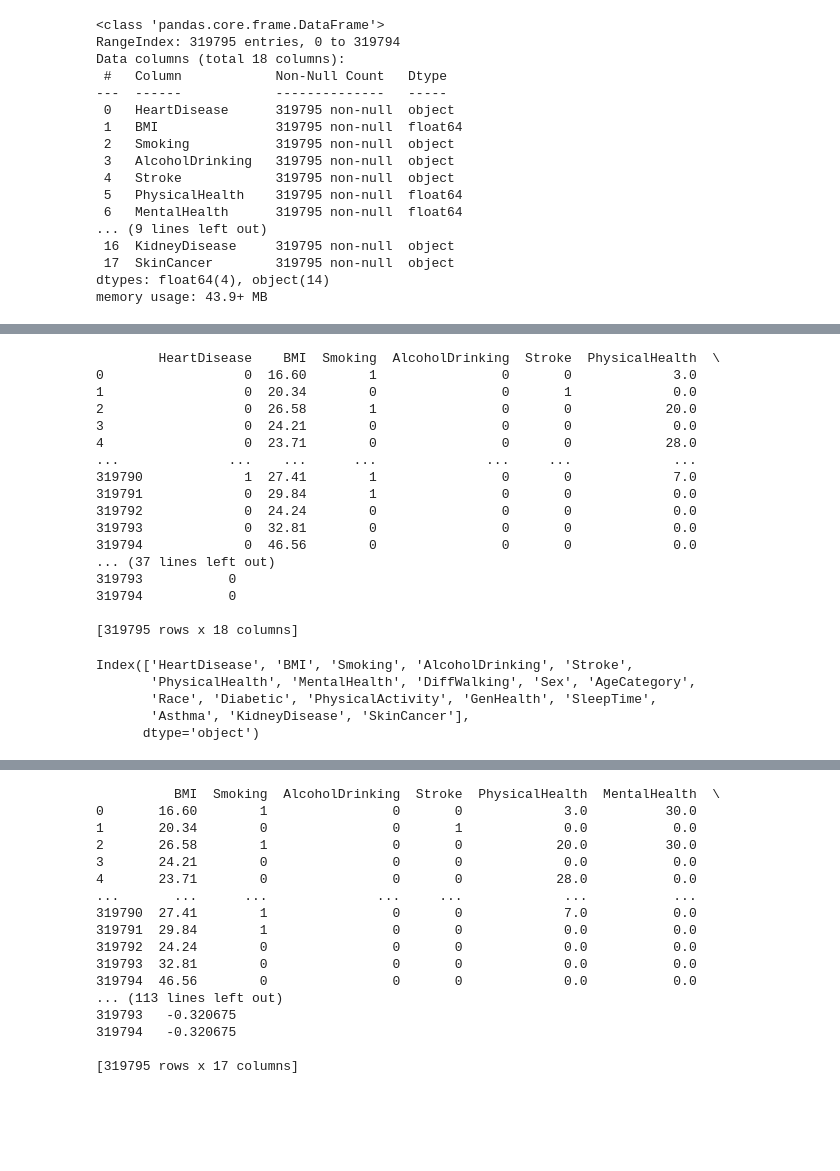
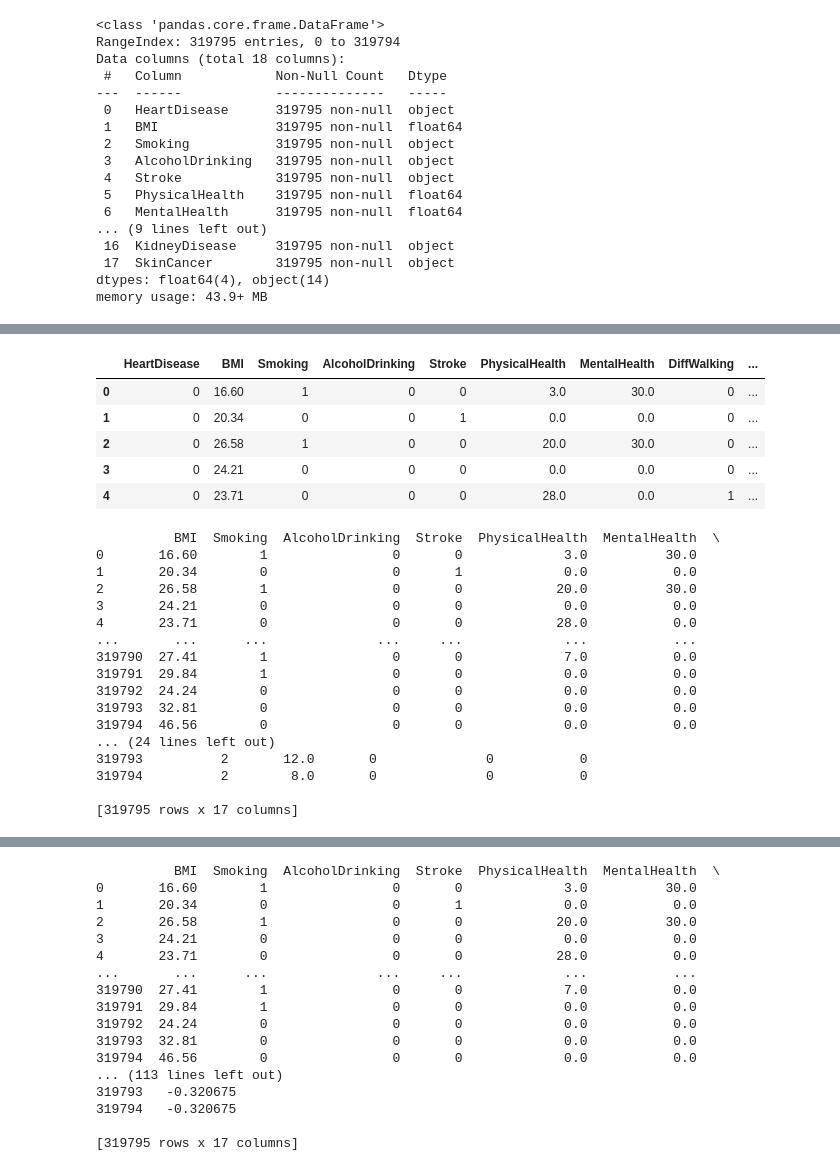
Before and after one commit to herny25/SIS420, a Jupyter notebook: PrimerEjercicio_SegundoParcial.ipynb, the cells around one changed output, grey strips where cells are left out. Cells and saved outputs as stored; diff of their text form; code cells hidden in the pictures; blank space fills up the shorter version.

```diff
--- a/PrimerEjercicio_SegundoParcial.ipynb
+++ b/PrimerEjercicio_SegundoParcial.ipynb
@@ -99,28 +189,30 @@ memory usage: 43.9 MB
+# %%
+X_norm, mu, sigma = featureNormalize(X)
+data.head()
+# %% [output]
+|  | HeartDisease | BMI | Smoking | AlcoholDrinking | Stroke | PhysicalHealth | MentalHealth | DiffWalking | ... |
+| 0 | 0 | 16.60 | 1 | 0 | 0 | 3.0 | 30.0 | 0 | ... |
+| 1 | 0 | 20.34 | 0 | 0 | 1 | 0.0 | 0.0 | 0 | ... |
+| 2 | 0 | 26.58 | 1 | 0 | 0 | 20.0 | 30.0 | 0 | ... |
+| 3 | 0 | 24.21 | 0 | 0 | 0 | 0.0 | 0.0 | 0 | ... |
+| 4 | 0 | 23.71 | 0 | 0 | 0 | 28.0 | 0.0 | 1 | ... |
 # %%
-print(data)
+print(X)
 # %% [output]
-        HeartDisease    BMI  Smoking  AlcoholDrinking  Stroke  PhysicalHealth  \
-0                  0  16.60        1                0       0             3.0
-1                  0  20.34        0                0       1             0.0
-2                  0  26.58        1                0       0            20.0
-3                  0  24.21        0                0       0             0.0
-4                  0  23.71        0                0       0            28.0
-...              ...    ...      ...              ...     ...             ...
-319790             1  27.41        1                0       0             7.0
-319791             0  29.84        1                0       0             0.0
-319792             0  24.24        0                0       0             0.0
-319793             0  32.81        0                0       0             0.0
-319794             0  46.56        0                0       0             0.0
-... (37 lines left out)
-319793           0
-319794           0
+          BMI  Smoking  AlcoholDrinking  Stroke  PhysicalHealth  MentalHealth  \
+0       16.60        1                0       0             3.0          30.0
+1       20.34        0                0       1             0.0           0.0
+2       26.58        1                0       0            20.0          30.0
+3       24.21        0                0       0             0.0           0.0
+4       23.71        0                0       0            28.0           0.0
+...       ...      ...              ...     ...             ...           ...
+319790  27.41        1                0       0             7.0           0.0
+319791  29.84        1                0       0             0.0           0.0
+319792  24.24        0                0       0             0.0           0.0
+319793  32.81        0                0       0             0.0           0.0
+319794  46.56        0                0       0             0.0           0.0
+... (24 lines left out)
+319793          2       12.0       0              0           0
+319794          2        8.0       0              0           0
 
-[319795 rows x 18 columns]
+[319795 rows x 17 columns]
-# %%
-print(data.columns)
-# %% [output]
-Index(['HeartDisease', 'BMI', 'Smoking', 'AlcoholDrinking', 'Stroke',
-       'PhysicalHealth', 'MentalHealth', 'DiffWalking', 'Sex', 'AgeCategory',
-       'Race', 'Diabetic', 'PhysicalActivity', 'GenHealth', 'SleepTime',
-       'Asthma', 'KidneyDisease', 'SkinCancer'],
-      dtype='object')
```
Also changed, not shown: parts of 27 cells of this notebook.
